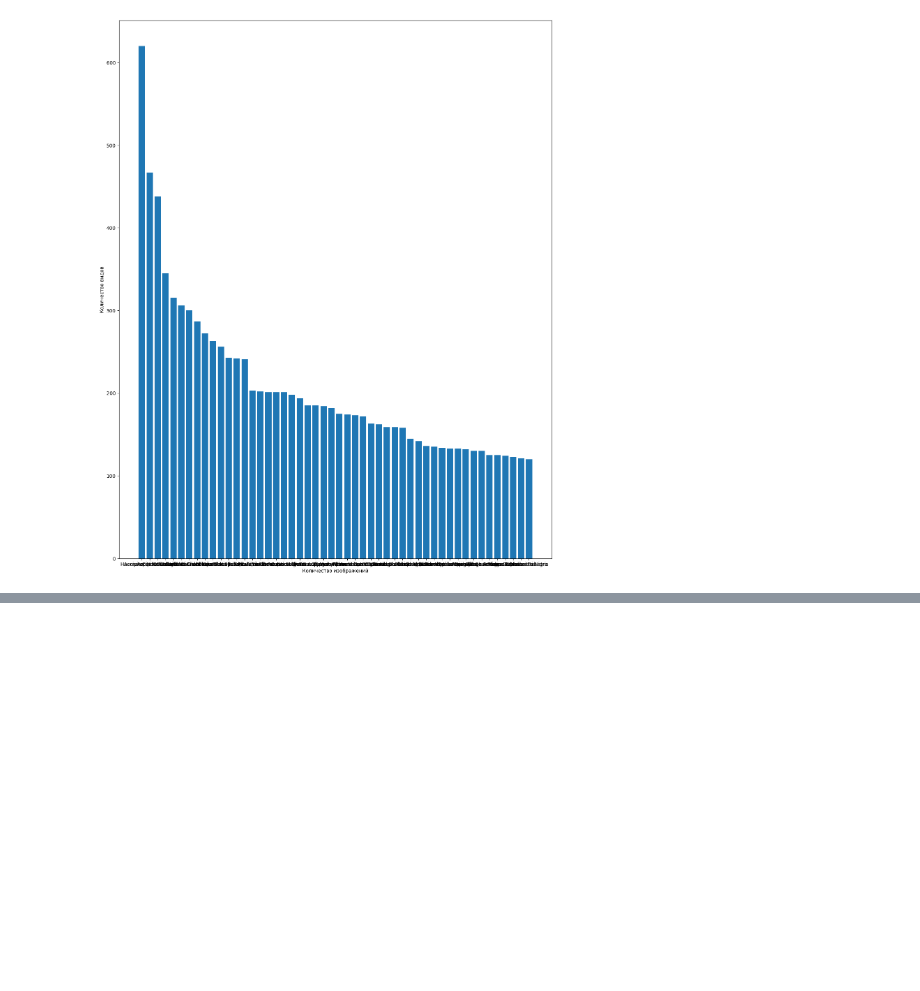
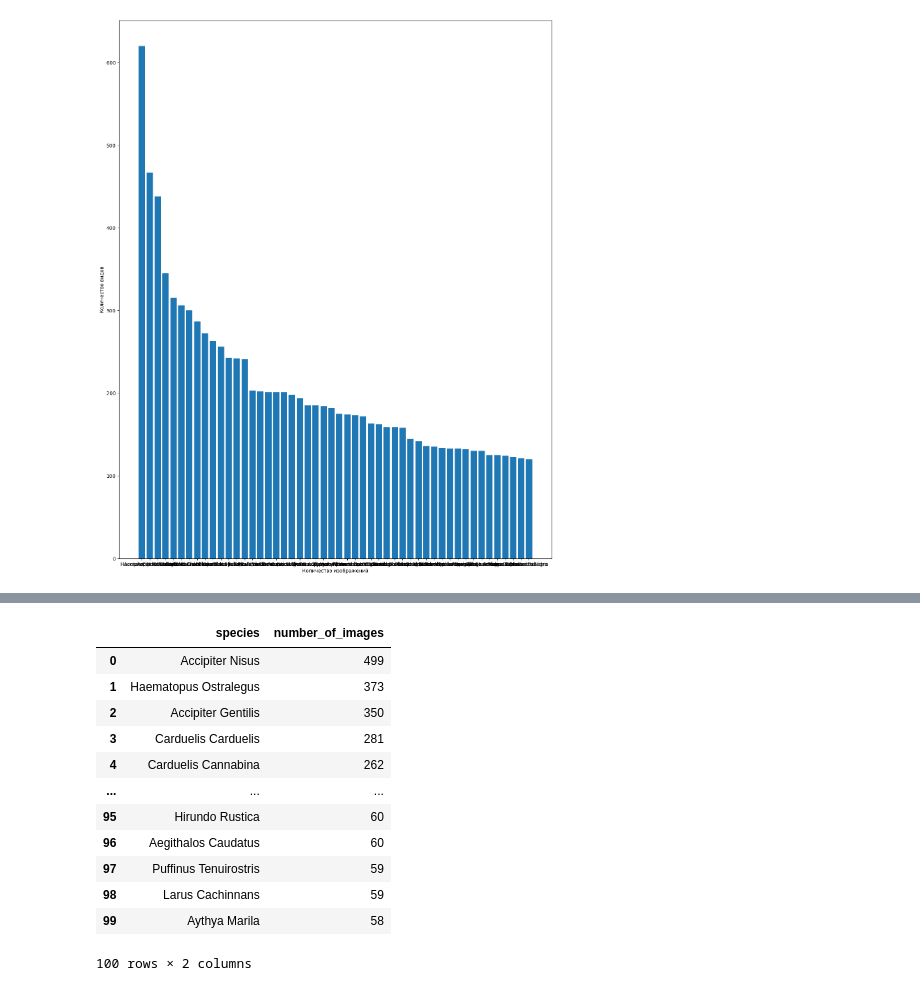
Before and after one commit to Sanch0pansa/feathers_recognition, a Jupyter notebook: data_analysis.ipynb, the cells around one changed output, grey strips where cells are left out. Saved outputs shown, nothing was run; the diff lists cells and outputs as text; code cells hidden in the pictures; blank space fills up the shorter version.

```diff
--- a/data_analysis.ipynb
+++ b/data_analysis.ipynb
@@ -77,0 +108,19 @@ plt.show()
+# %%
+data_top_100 = pd.read_csv("dataset/data/train_top_100_species.csv")
+counts = data_top_100['species'].value_counts()
+result_df = pd.DataFrame({'species': counts.index, 'number_of_images': counts.values})
+result_df
+# %% [output]
+|  | species | number_of_images |
+| 0 | Accipiter Nisus | 499 |
+| 1 | Haematopus Ostralegus | 373 |
+| 2 | Accipiter Gentilis | 350 |
+| 3 | Carduelis Carduelis | 281 |
+| 4 | Carduelis Cannabina | 262 |
+| ... | ... | ... |
+| 95 | Hirundo Rustica | 60 |
+| 96 | Aegithalos Caudatus | 60 |
+| 97 | Puffinus Tenuirostris | 59 |
+| 98 | Larus Cachinnans | 59 |
+| 99 | Aythya Marila | 58 |
+100 rows × 2 columns
```
Also changed, not shown: parts of 4 cells of this notebook.
